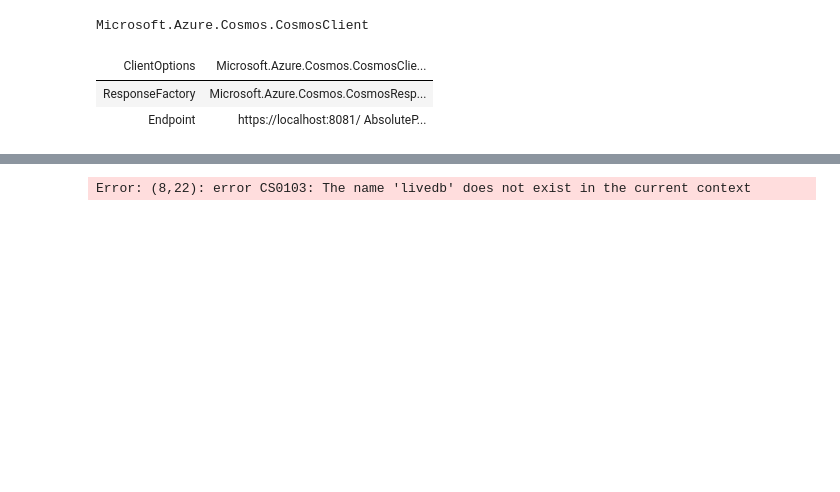
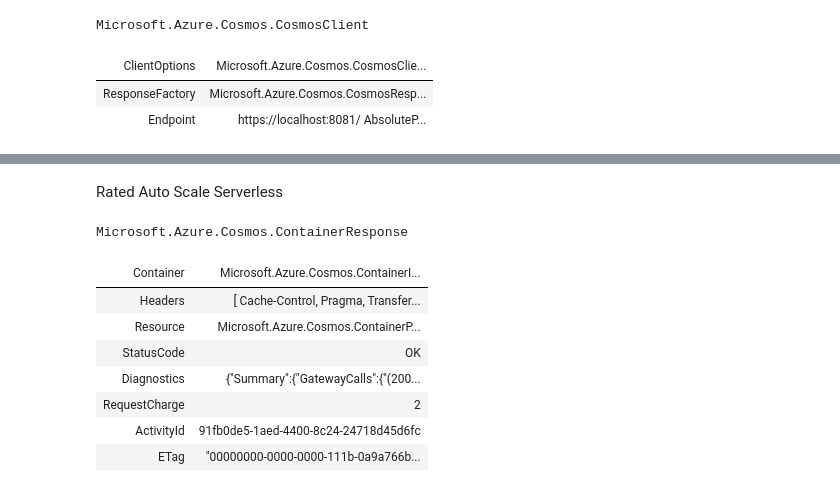
Before and after one commit to hsavran/BasicsToAI, a Jupyter notebook: Live/Connect.ipynb, the cells around one changed output, grey strips where cells are left out. Cells and saved outputs as stored; diff of their text form; code cells hidden in the pictures; blank space fills up the shorter version.

```diff
--- a/Live/Connect.ipynb
+++ b/Live/Connect.ipynb
@@ -39,11 +71,24 @@ var products = await livedb.CreateContainerIfNotExistsAsync("Products","/categor
+# %% [markdown]
+Rated
+Auto Scale
+Serverless
 # %%
 var containerprops = new ContainerProperties
 {
     Id = "Products",
     PartitionKeyPath = "/categoryid"
 };
 
 var throughputprops =  ThroughputProperties.CreateAutoscaleThroughput(4000);
 var products = await livedb.CreateContainerIfNotExistsAsync(containerprops, throughputprops);
+products.Display();
 # %% [output]
-Error: (8,22): error CS0103: The name 'livedb' does not exist in the current context
+Microsoft.Azure.Cosmos.ContainerResponse
+| Container | Microsoft.Azure.Cosmos.ContainerI... |
+| Headers | [ Cache-Control, Pragma, Transfer... |
+| Resource | Microsoft.Azure.Cosmos.ContainerP... |
+| StatusCode | OK |
+| Diagnostics | {"Summary":{"GatewayCalls":{"(200... |
+| RequestCharge | 2 |
+| ActivityId | 91fb0de5-1aed-4400-8c24-24718d45d6fc |
+| ETag | "00000000-0000-0000-111b-0a9a766b... |
```
Also changed, not shown: parts of 6 cells of this notebook, 5 other files.
